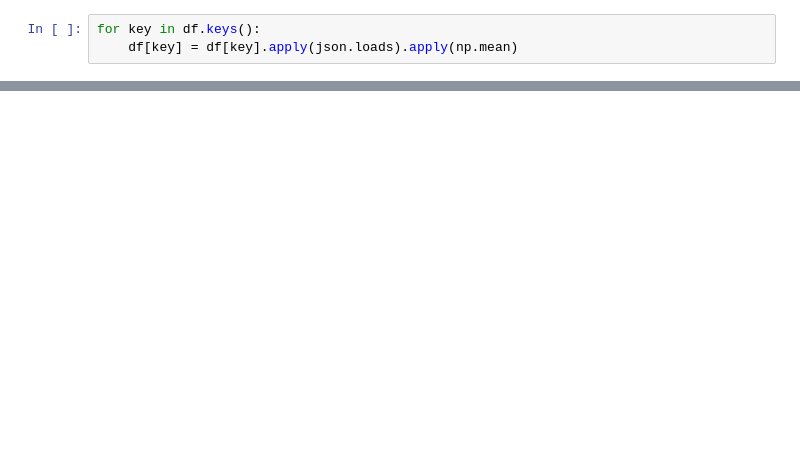
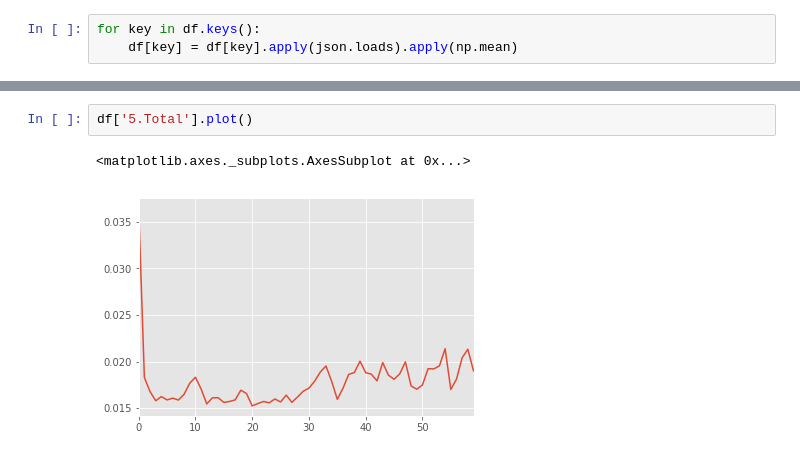
Before and after one commit to richardliaw/ray, a Jupyter notebook: examples/a3c/results/Task Data.ipynb, the cells around one changed output, grey strips where cells are left out. Drawn from its saved outputs; the diff is of its cells as text; blank space fills up the shorter version.

```diff
--- a/examples/a3c/results/Task Data.ipynb
+++ b/examples/a3c/results/Task Data.ipynb
@@ -33,0 +39,5 @@ array([[<matplotlib.axes._subplots.AxesSubplot object at 0x...>,
+# %%
+df['5.Total'].plot()
+# %% [output]
+<matplotlib.axes._subplots.AxesSubplot at 0x...>
+[figure, added]
```
Also changed, not shown: parts of 5 cells of this notebook, 3 other files.
